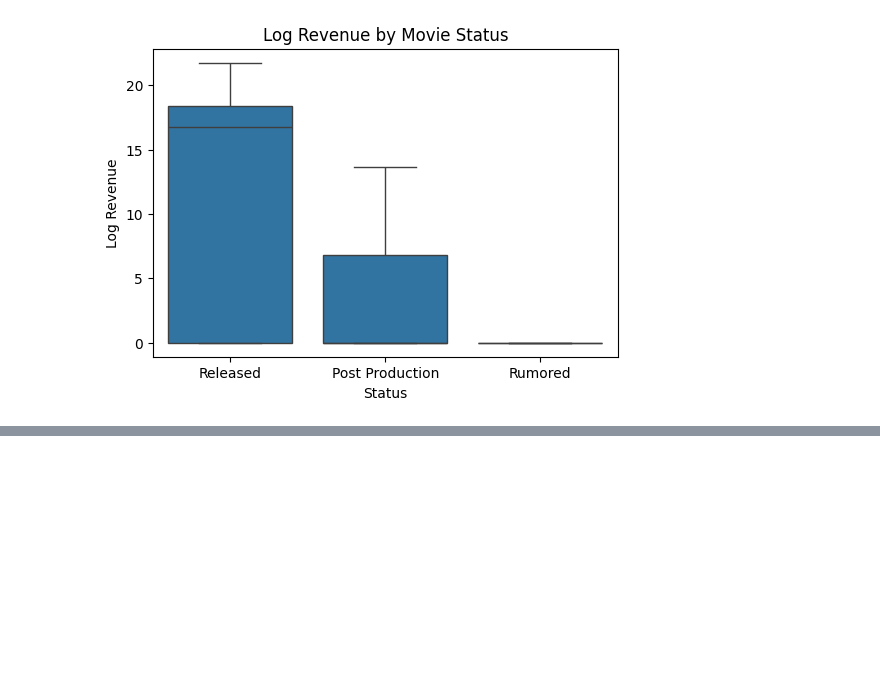
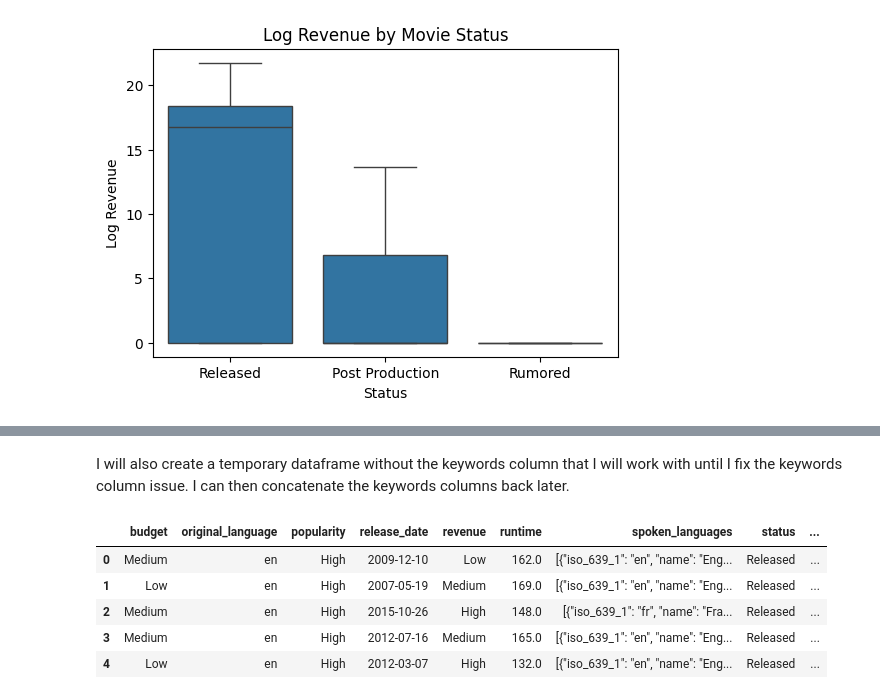
Before and after one commit to ziyadsaf/movie-success-prediction, a Jupyter notebook: movie_prediction_project.ipynb, the cells around one changed output, grey strips where cells are left out. Saved outputs shown, nothing was run; the diff lists cells and outputs as text; code cells hidden in the pictures; blank space fills up the shorter version.

Commit message:
dealt with most multi value columns - keywords and spoken languages left

```diff
--- a/movie_prediction_project.ipynb
+++ b/movie_prediction_project.ipynb
@@ -1037,2 +867,0 @@ movies['popularity'] = pd.cut(movies['popularity'], pop_bins, labels=group_names
-# %%
-movies['vote_count'] = pd.cut(movies['vote_count'], vote_bins, labels=group_names, include_lowest=True)
@@ -1144,32 +867,0 @@ The 'genres' column contains a list of dictionaries (as a string) for each movie
-# %%
-import ast
-
-def extract_genre_names(genre_str):
-    try:
-        genres = ast.literal_eval(genre_str)
-        if isinstance(genres, list):
-            return [g['name'] for g in genres if 'name' in g]
-        else:
-            return []
-    except (ValueError, SyntaxError):
-        return []
-
-# Create a new column with the list of genre names
-movies['genre_names'] = movies['genres'].apply(extract_genre_names)
-
-# Explode so each row is a movie-genre pair
-movies_exploded = movies.explode('genre_names')
-
-# Count the most common genres
-top_genres = movies_exploded['genre_names'].value_counts().head(10).index.tolist()
-
-# Filter to only the top genres for visualization
-movies_top_genres = movies_exploded[movies_exploded['genre_names'].isin(top_genres)]
-
-plt.figure(figsize=(12, 6))
-sns.boxplot(x='genre_names', y='log_revenue', data=movies_top_genres, order=top_genres)
-plt.title('Log Revenue Distribution by Genre (Top 10 Genres)')
-plt.xlabel('Genre')
-plt.ylabel('Log Revenue')
-plt.xticks(rotation=45)
-plt.show()
@@ -1177,0 +870,3 @@ The boxplot above shows the distribution of log-transformed revenue for the top
+# %%
+pd.set_option('display.max_colwidth', None)
+pd.set_option('display.max_columns', None)
@@ -1177,0 +885,3 @@ The boxplot above shows the distribution of log-transformed revenue for the top
+# %%
+columns = ["genres","production_companies","production_countries"]
+movies = movies.drop(columns, axis = 1)
@@ -1177,0 +897,12 @@ The boxplot above shows the distribution of log-transformed revenue for the top
+# %% [markdown]
+I will also create a temporary dataframe without the keywords column that I will work with until I fix the keywords column issue. I can then concatenate the keywords columns back later.
+# %%
+movies1 = movies.drop("keywords", axis = 1)
+movies1.head()
+# %% [output]
+|  | budget | original_language | popularity | release_date | revenue | runtime | spoken_languages | status | ... |
+| 0 | Medium | en | High | 2009-12-10 | Low | 162.0 | [{"iso_639_1": "en", "name": "Eng... | Released | ... |
+| 1 | Low | en | High | 2007-05-19 | Medium | 169.0 | [{"iso_639_1": "en", "name": "Eng... | Released | ... |
+| 2 | Medium | en | High | 2015-10-26 | High | 148.0 | [{"iso_639_1": "fr", "name": "Fra... | Released | ... |
+| 3 | Medium | en | High | 2012-07-16 | Medium | 165.0 | [{"iso_639_1": "en", "name": "Eng... | Released | ... |
+| 4 | Low | en | High | 2012-03-07 | High | 132.0 | [{"iso_639_1": "en", "name": "Eng... | Released | ... |
```
Also changed, not shown: parts of 128 cells of this notebook.
